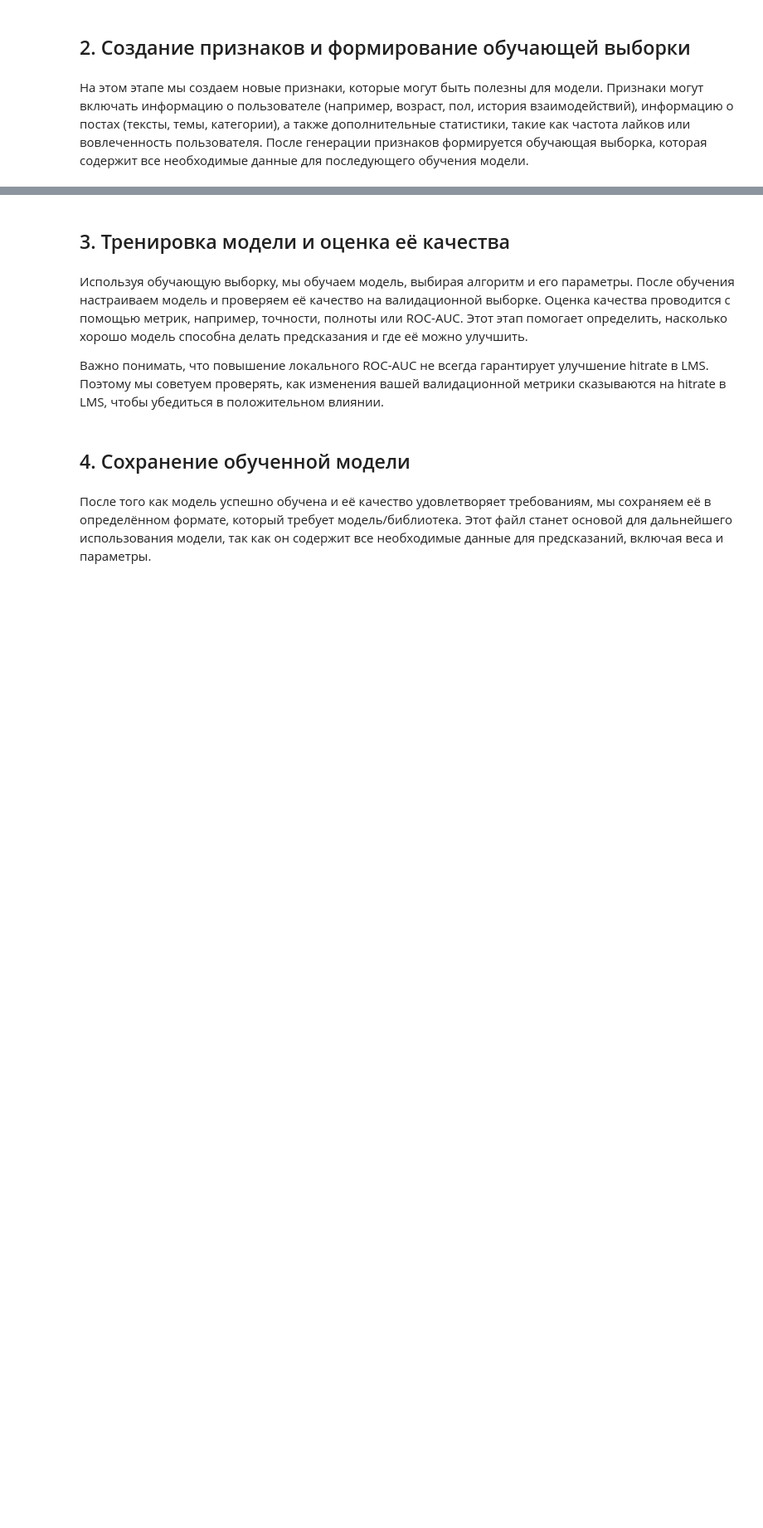
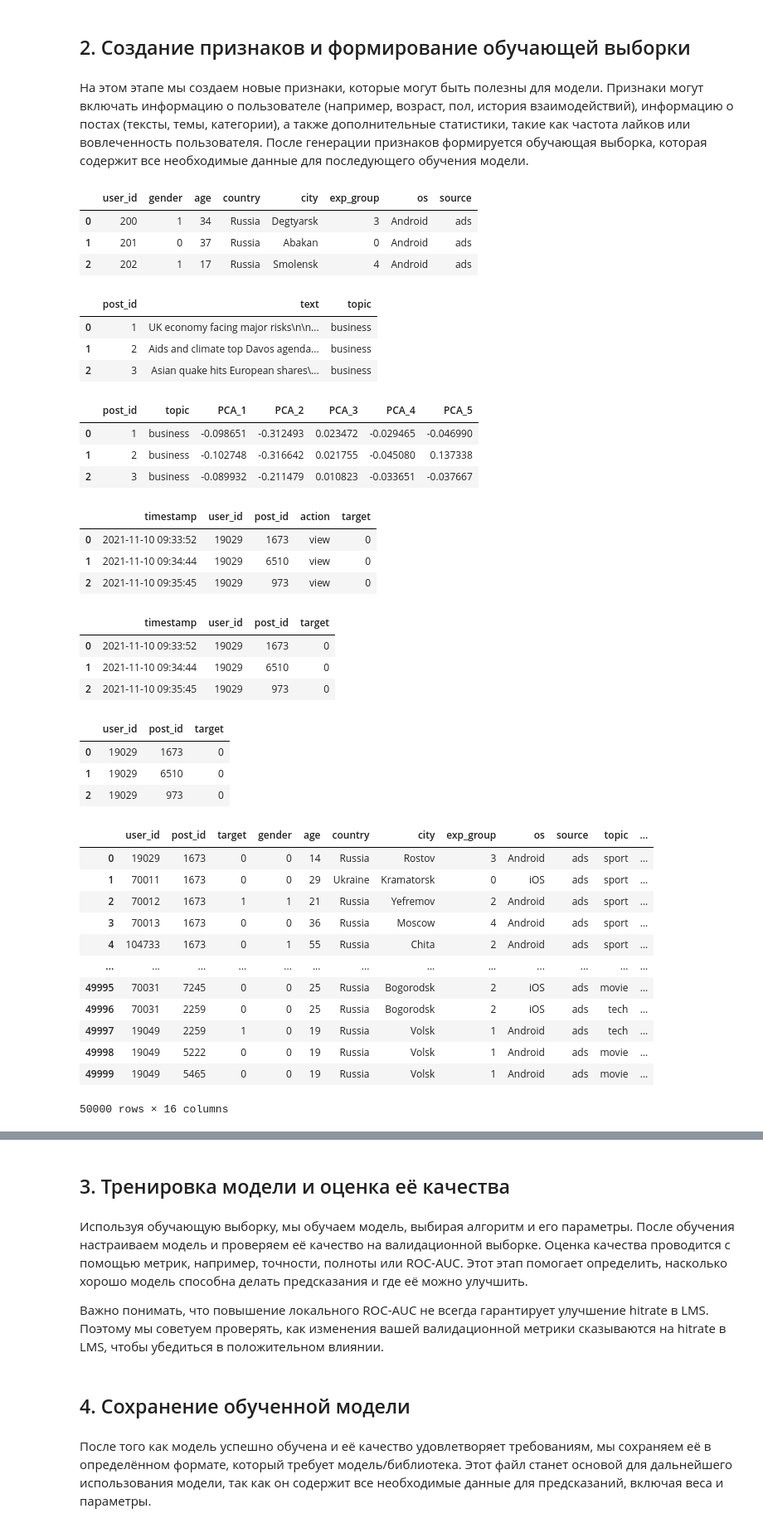
Before and after one commit to nktnlx/mle_course, a Jupyter notebook: 02_ml/22_rec_sys_project/22_rec_sys_project.ipynb, the cells around one changed output, grey strips where cells are left out. Shown at 83% size. Saved outputs shown, nothing was run; the diff lists cells and outputs as text; code cells hidden in the pictures; blank space fills up the shorter version.

```diff
--- a/02_ml/22_rec_sys_project/22_rec_sys_project.ipynb
+++ b/02_ml/22_rec_sys_project/22_rec_sys_project.ipynb
@@ -382,3 +382,68 @@ Name: target, dtype: int64
 ## 2. Создание признаков и формирование обучающей выборки
 # %% [markdown]
 На этом этапе мы создаем новые признаки, которые могут быть полезны для модели. Признаки могут включать информацию о пользователе (например, возраст, пол, история взаимодействий), информацию о постах (тексты, темы, категории), а также дополнительные статистики, такие как частота лайков или вовлеченность пользователя. После генерации признаков формируется обучающая выборка, которая содержит все необходимые данные для последующего обучения модели.
+# %%
+user_df.head(3)
+# %% [output]
+|  | user_id | gender | age | country | city | exp_group | os | source |
+| 0 | 200 | 1 | 34 | Russia | Degtyarsk | 3 | Android | ads |
+| 1 | 201 | 0 | 37 | Russia | Abakan | 0 | Android | ads |
+| 2 | 202 | 1 | 17 | Russia | Smolensk | 4 | Android | ads |
+# %%
+post_df.head(3)
+# %% [output]
+|  | post_id | text | topic |
+| 0 | 1 | UK economy facing major risks\n\n... | business |
+| 1 | 2 | Aids and climate top Davos agenda... | business |
+| 2 | 3 | Asian quake hits European shares\... | business |
+# %%
+post_df_pca.head(3)
+# %% [output]
+|  | post_id | topic | PCA_1 | PCA_2 | PCA_3 | PCA_4 | PCA_5 |
+| 0 | 1 | business | -0.098651 | -0.312493 | 0.023472 | -0.029465 | -0.046990 |
+| 1 | 2 | business | -0.102748 | -0.316642 | 0.021755 | -0.045080 | 0.137338 |
+| 2 | 3 | business | -0.089932 | -0.211479 | 0.010823 | -0.033651 | -0.037667 |
+# %%
+feed_df.head(3)
+# %% [output]
+|  | timestamp | user_id | post_id | action | target |
+| 0 | 2021-11-10 09:33:52 | 19029 | 1673 | view | 0 |
+| 1 | 2021-11-10 09:34:44 | 19029 | 6510 | view | 0 |
+| 2 | 2021-11-10 09:35:45 | 19029 | 973 | view | 0 |
+# %%
+feed_df.drop('action', axis=1, inplace=True)
+# %%
+feed_df.head(3)
+# %% [output]
+|  | timestamp | user_id | post_id | target |
+| 0 | 2021-11-10 09:33:52 | 19029 | 1673 | 0 |
+| 1 | 2021-11-10 09:34:44 | 19029 | 6510 | 0 |
+| 2 | 2021-11-10 09:35:45 | 19029 | 973 | 0 |
+# %%
+feed_df.drop('timestamp', axis=1, inplace=True)
+feed_df.head(3)
+# %% [output]
+|  | user_id | post_id | target |
+| 0 | 19029 | 1673 | 0 |
+| 1 | 19029 | 6510 | 0 |
+| 2 | 19029 | 973 | 0 |
+# %%
+df = feed_df.merge(user_df, on='user_id', how='inner')
+# %%
+df = df.merge(post_df_pca, on='post_id', how='inner')
+# %%
+df
+# %% [output]
+|  | user_id | post_id | target | gender | age | country | city | exp_group | os | source | topic | ... |
+| 0 | 19029 | 1673 | 0 | 0 | 14 | Russia | Rostov | 3 | Android | ads | sport | ... |
+| 1 | 70011 | 1673 | 0 | 0 | 29 | Ukraine | Kramatorsk | 0 | iOS | ads | sport | ... |
+| 2 | 70012 | 1673 | 1 | 1 | 21 | Russia | Yefremov | 2 | Android | ads | sport | ... |
+| 3 | 70013 | 1673 | 0 | 0 | 36 | Russia | Moscow | 4 | Android | ads | sport | ... |
+| 4 | 104733 | 1673 | 0 | 1 | 55 | Russia | Chita | 2 | Android | ads | sport | ... |
+| ... | ... | ... | ... | ... | ... | ... | ... | ... | ... | ... | ... | ... |
+| 49995 | 70031 | 7245 | 0 | 0 | 25 | Russia | Bogorodsk | 2 | iOS | ads | movie | ... |
+| 49996 | 70031 | 2259 | 0 | 0 | 25 | Russia | Bogorodsk | 2 | iOS | ads | tech | ... |
+| 49997 | 19049 | 2259 | 1 | 0 | 19 | Russia | Volsk | 1 | Android | ads | tech | ... |
+| 49998 | 19049 | 5222 | 0 | 0 | 19 | Russia | Volsk | 1 | Android | ads | movie | ... |
+| 49999 | 19049 | 5465 | 0 | 0 | 19 | Russia | Volsk | 1 | Android | ads | movie | ... |
+50000 rows × 16 columns
```
Also changed, not shown: parts of 16 cells of this notebook.
